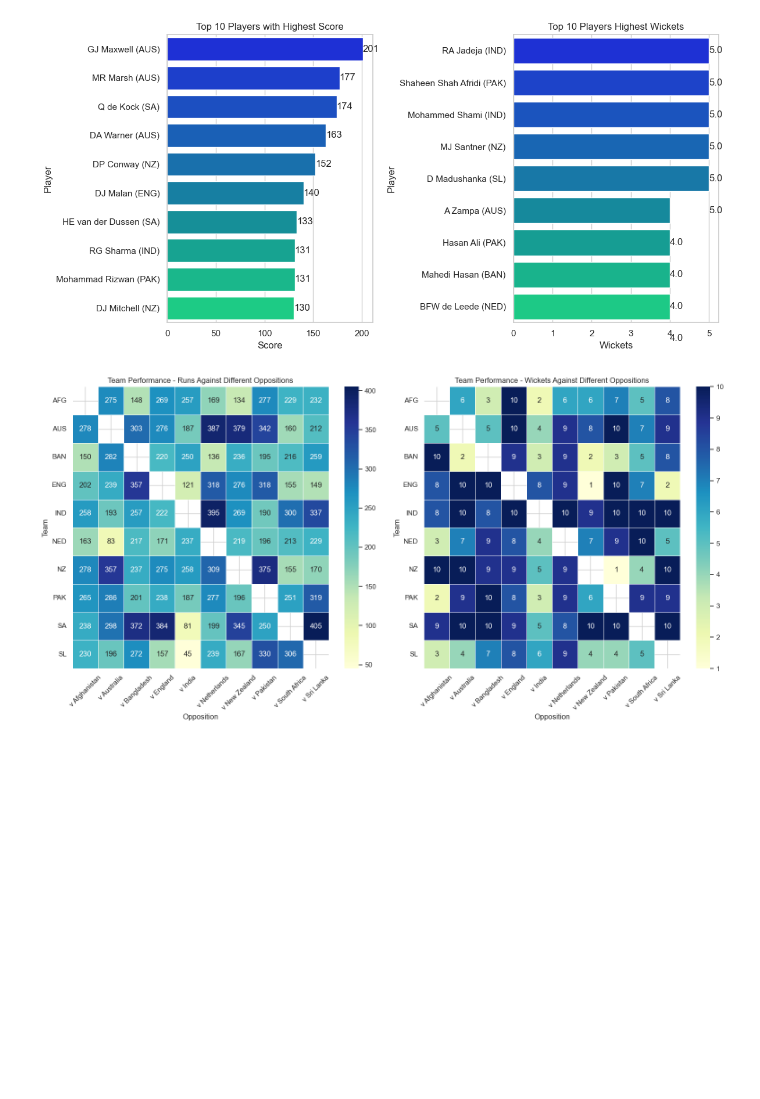
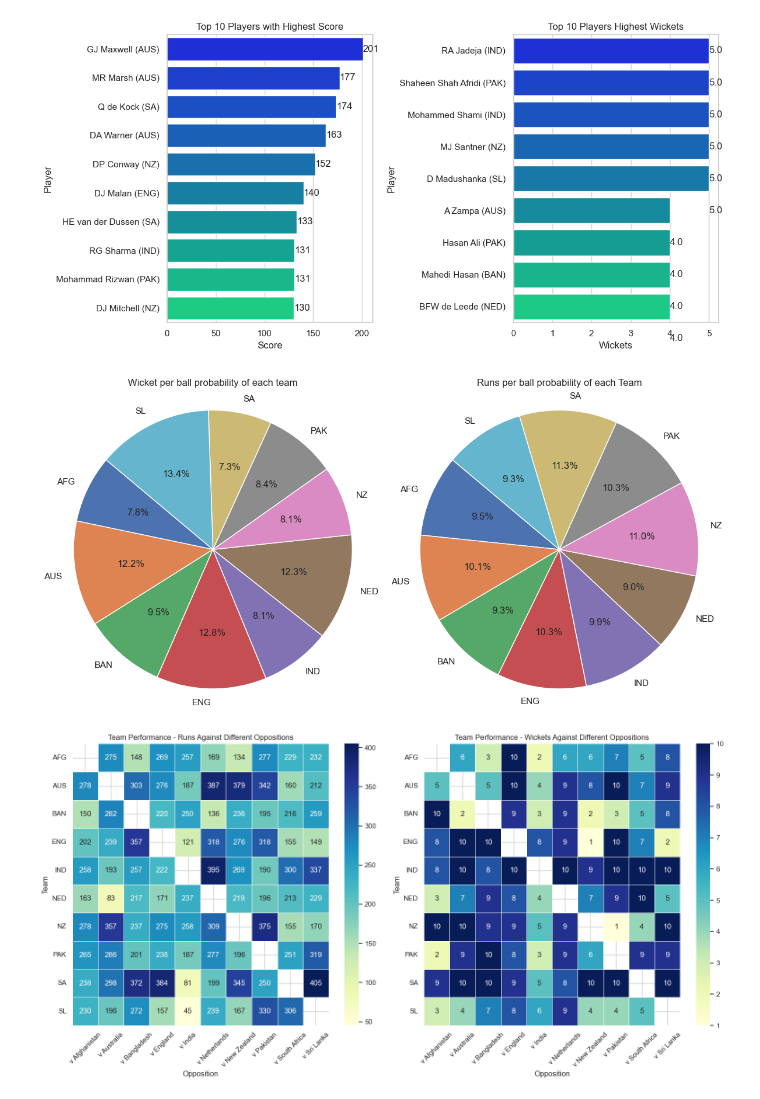
Before and after one commit to pulcova/cricket-wc-2023-data-analysis, a Jupyter notebook: wc_2023_analysis.ipynb, the cells around one changed output. Drawn from its saved outputs; the diff is of its cells as text; code cells hidden in the pictures; blank space fills up the shorter version.

Commit message:
add pie chart viz

```diff
--- a/wc_2023_analysis.ipynb
+++ b/wc_2023_analysis.ipynb
@@ -436,6 +436,30 @@ Passing `palette` without assigning `hue` is deprecated and will be removed in v
 
   sns.barplot(x='wkts', y='player', data=top_wicket_takers, palette='winter', ax=axes[1])
 [figure]
+# %%
+# Aggregate wicket probabilities and runs per ball probabilities by team
+team_wicket_prob = wc_data.groupby('team')['wicketball_prob'].mean()
+team_runs_per_ball_prob = wc_data.groupby('team')['runs_per_ball'].mean()
+
+# Create subplots for the pie charts side by side
+fig, axs = plt.subplots(1, 2, figsize=(12, 6))
+
+# Pie chart for wicket probability
+axs[0].pie(team_wicket_prob, labels=team_wicket_prob.index, autopct='%1.1f%%', startangle=140)
+axs[0].set_title('Wicket per ball probability of each team')
+
+# Pie chart for runs per ball probability
+axs[1].pie(team_runs_per_ball_prob, labels=team_runs_per_ball_prob.index, autopct='%1.1f%%', startangle=140)
+axs[1].set_title('Runs per ball probability of each Team')
+
+# Equal aspect ratio ensures that pies are drawn as circles
+axs[0].axis('equal')
+axs[1].axis('equal')
+
+plt.tight_layout()
+plt.show()
+# %% [output]
+[figure, added]
 # %%
 # Task 3: Opposition and Ground Analysis
 # 3.1: Performance Against Opposition
```
Also changed, not shown: parts of 2 cells of this notebook.
